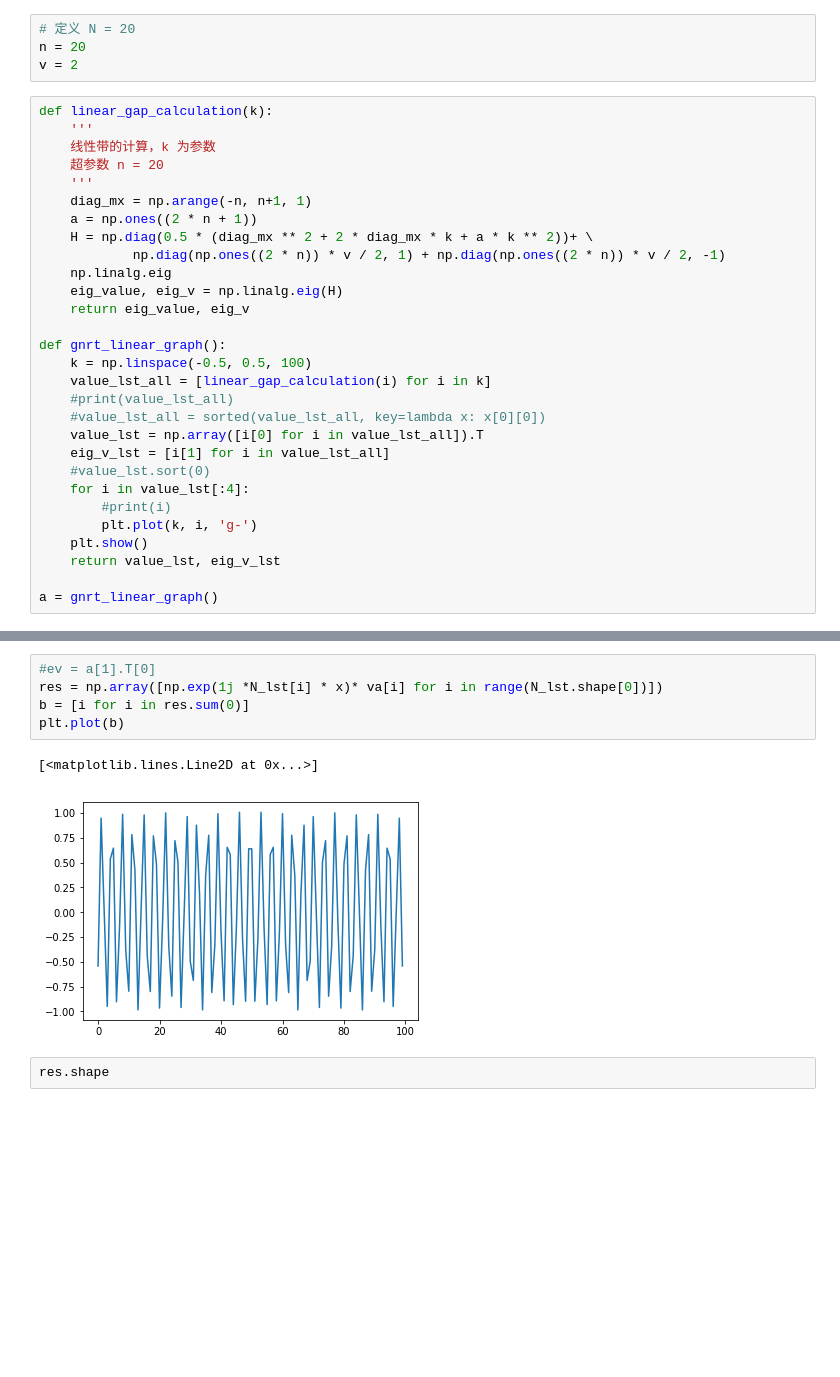
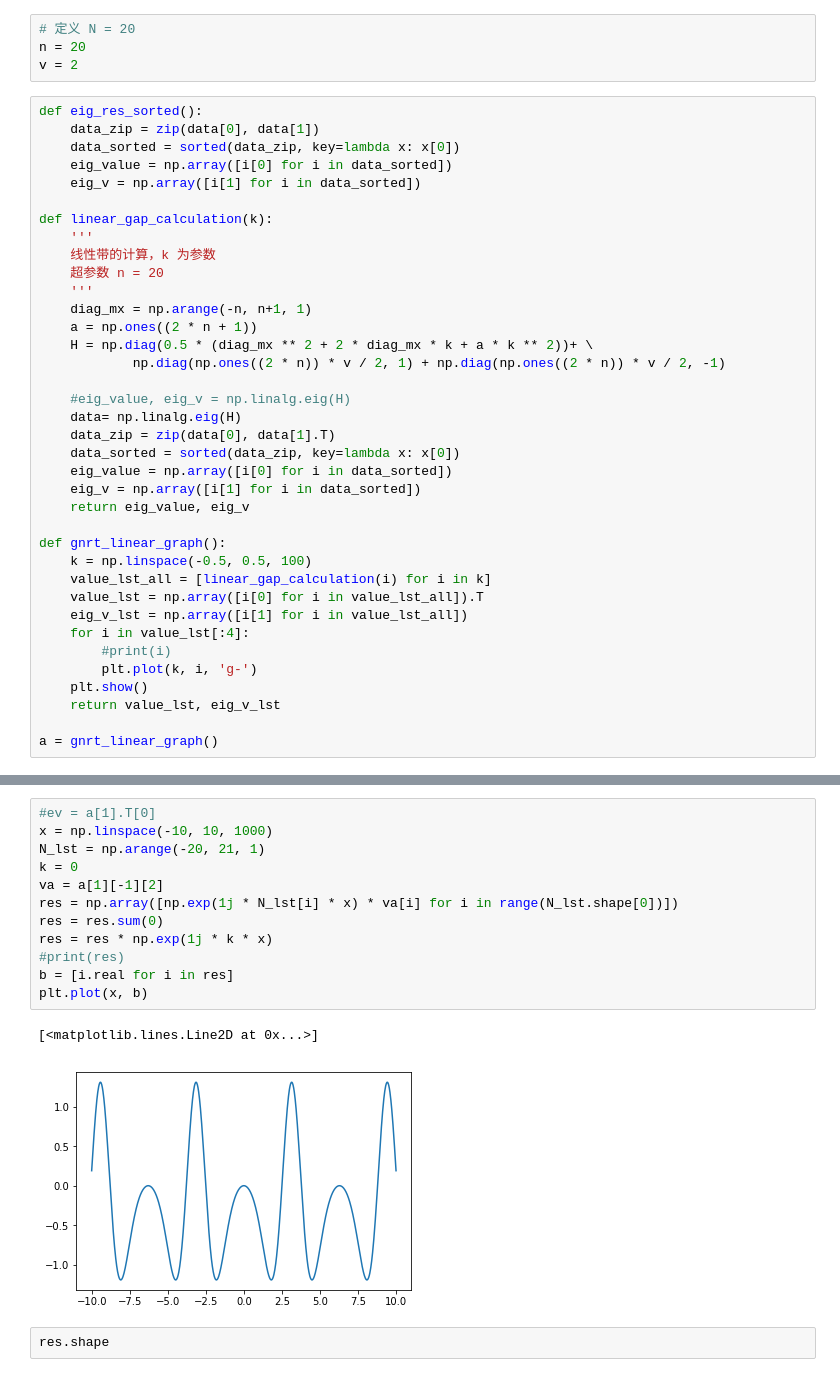
Before and after one commit to xuleichao/SolitonSolver, a Jupyter notebook: fsolver.ipynb, the cells around one changed output, grey strips where cells are left out. Saved outputs shown, nothing was run; the diff lists cells and outputs as text; blank space fills up the shorter version.

```diff
--- a/fsolver.ipynb
+++ b/fsolver.ipynb
@@ -102,6 +102,12 @@ H=diag(0.5*((-N:N).^2+2*(-N:N).*0+ones(1,1:2*N+1)*0^2))+diag(ones(1,2*N)*v/2,1)+
 n = 20
 v = 2
 # %%
+def eig_res_sorted():
+    data_zip = zip(data[0], data[1])
+    data_sorted = sorted(data_zip, key=lambda x: x[0])
+    eig_value = np.array([i[0] for i in data_sorted])
+    eig_v = np.array([i[1] for i in data_sorted])
+
 def linear_gap_calculation(k):
     '''
     线性带的计算，k 为参数
@@ -111,18 +117,20 @@ def linear_gap_calculation(k):
     a = np.ones((2 * n + 1))
     H = np.diag(0.5 * (diag_mx ** 2 + 2 * diag_mx * k + a * k ** 2))+ \
             np.diag(np.ones((2 * n)) * v / 2, 1) + np.diag(np.ones((2 * n)) * v / 2, -1)
-    np.linalg.eig
-    eig_value, eig_v = np.linalg.eig(H)
+
+    #eig_value, eig_v = np.linalg.eig(H)
+    data= np.linalg.eig(H)
+    data_zip = zip(data[0], data[1].T)
+    data_sorted = sorted(data_zip, key=lambda x: x[0])
+    eig_value = np.array([i[0] for i in data_sorted])
+    eig_v = np.array([i[1] for i in data_sorted])
     return eig_value, eig_v
 
 def gnrt_linear_graph():
     k = np.linspace(-0.5, 0.5, 100)
     value_lst_all = [linear_gap_calculation(i) for i in k]
-    #print(value_lst_all)
-    #value_lst_all = sorted(value_lst_all, key=lambda x: x[0][0])
     value_lst = np.array([i[0] for i in value_lst_all]).T
-    eig_v_lst = [i[1] for i in value_lst_all]
-    #value_lst.sort(0)
+    eig_v_lst = np.array([i[1] for i in value_lst_all])
     for i in value_lst[:4]:
         #print(i)
         plt.plot(k, i, 'g-')
@@ -160,11 +166,18 @@ va = a[1][0].T[-30]
 # %%
 #ev = a[1].T[0]
-res = np.array([np.exp(1j *N_lst[i] * x)* va[i] for i in range(N_lst.shape[0])])
-b = [i for i in res.sum(0)]
-plt.plot(b)
+x = np.linspace(-10, 10, 1000)
+N_lst = np.arange(-20, 21, 1)
+k = 0
+va = a[1][-1][2]
+res = np.array([np.exp(1j * N_lst[i] * x) * va[i] for i in range(N_lst.shape[0])])
+res = res.sum(0)
+res = res * np.exp(1j * k * x)
+#print(res)
+b = [i.real for i in res]
+plt.plot(x, b)
 # %% [output]
 [<matplotlib.lines.Line2D at 0x...>]
-[figure, old version]
+[figure, new version]
 # %%
 res.shape
 # %% [output]
```
Also changed, not shown: parts of 8 cells of this notebook.
